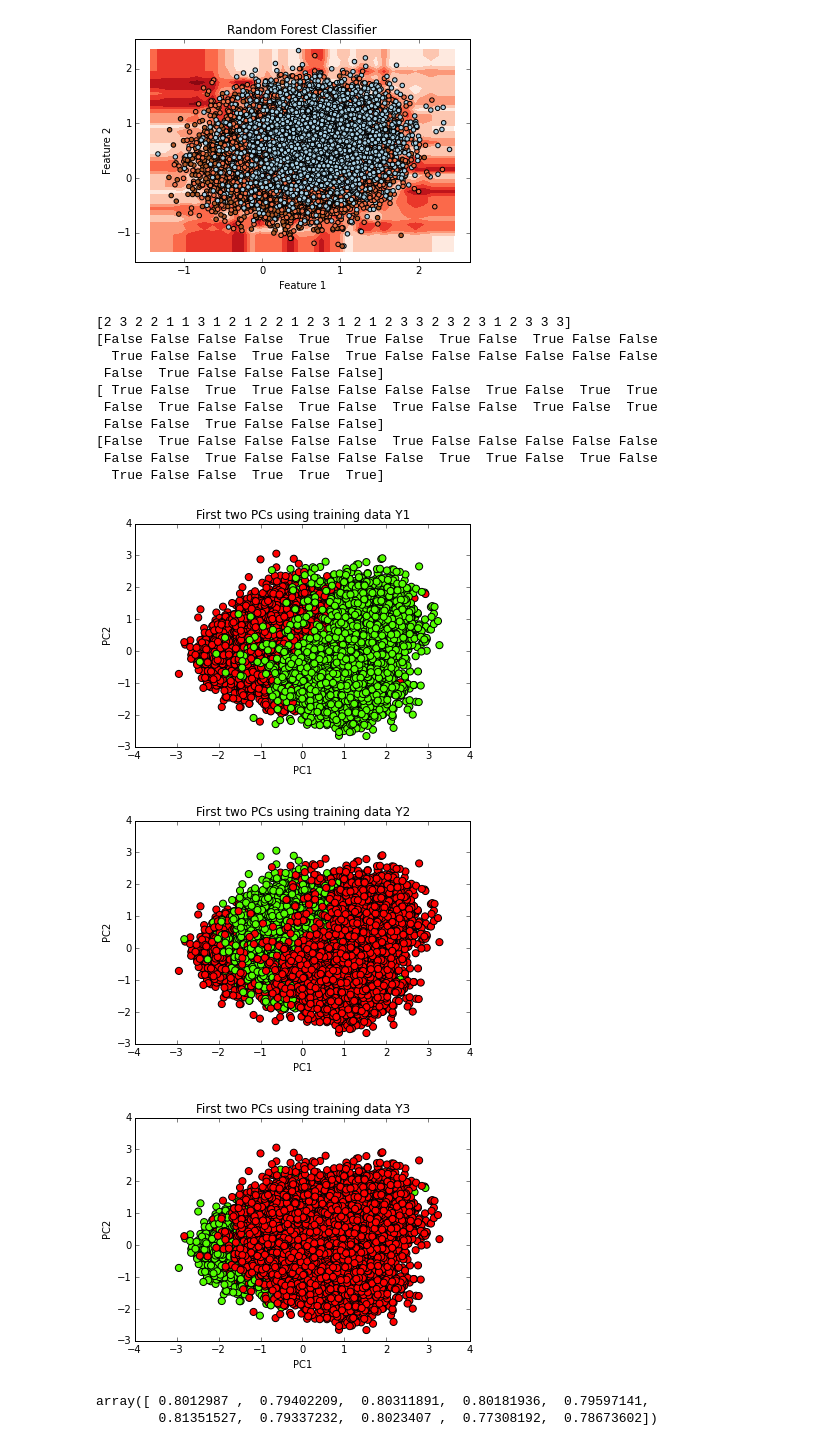
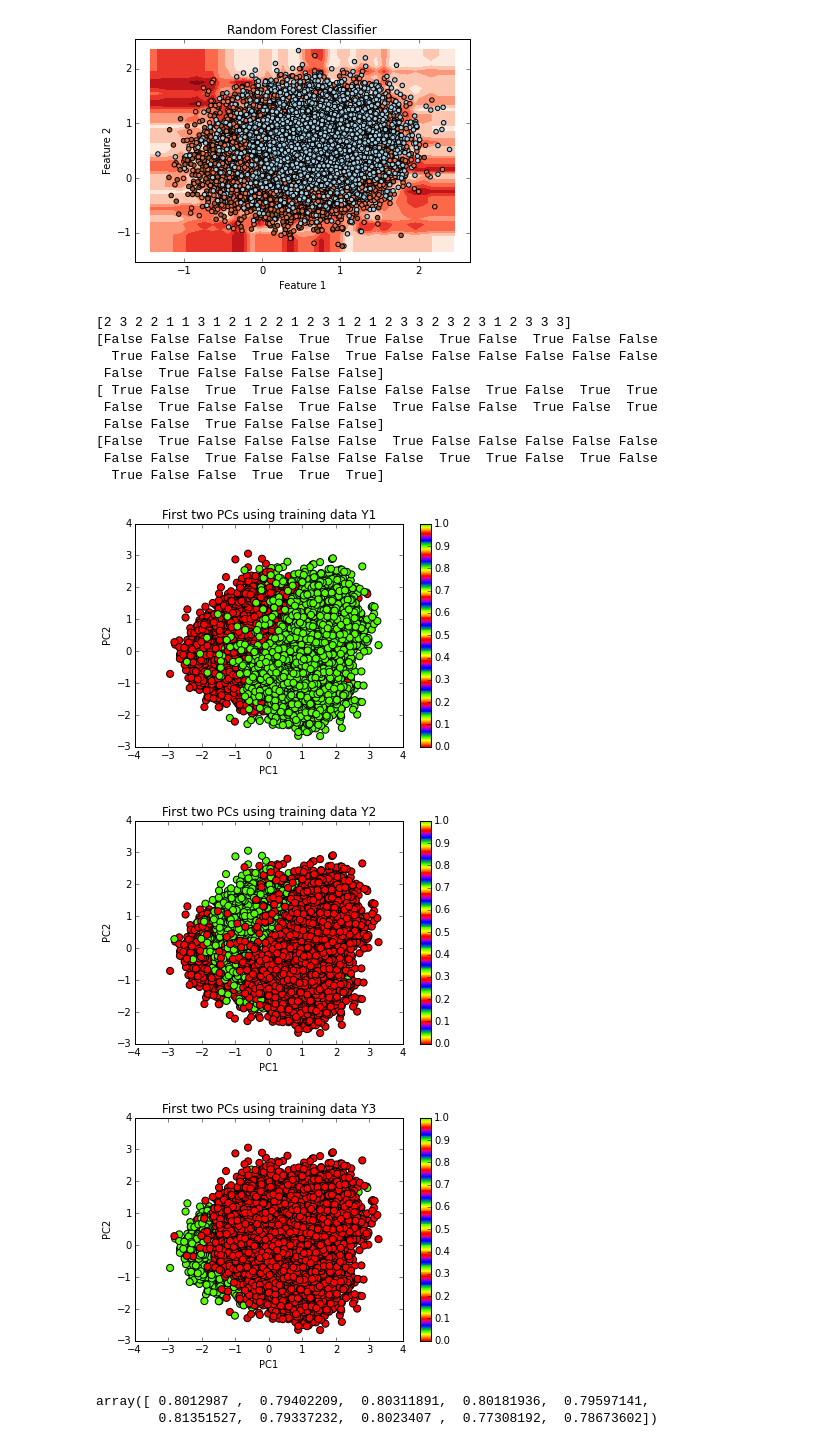
Before and after one commit to bin09122015/HW5, a Jupyter notebook: Visualization-v2.ipynb, the cells around one changed output. Cells and saved outputs as stored; diff of their text form; code cells hidden in the pictures.

```diff
--- a/Visualization-v2.ipynb
+++ b/Visualization-v2.ipynb
@@ -14,7 +14,7 @@ trainX.drop(trainX.columns[len(trainX.columns)-1], axis = 1, inplace = True)
 trainY = pd.read_csv("trainingTruth.txt", header = None, names = ['Y'])
 df = trainX.join(trainY)
 # relax the limit a bit, since the cross_val_score is dropping with 1
-index = df.isnull().sum(axis=1) <= 2
+index = df.isnull().sum(axis=1) == 0
 df = df[index]
 df.fillna(df.median(), inplace = True)
 # Is it better to delete the rows with NA in the training? Fill in median could mislead the classifier.
@@ -142,36 +143,39 @@ print (Y2[:30])
 print (Y3[:30])
 
 plt.scatter(X_2d[:,0], X_2d[:,1], c=Y1, s = 50, cmap=plt.cm.prism)
 plt.xlabel('PC1')
 plt.ylabel('PC2')
 plt.title('First two PCs using training data Y1')
+plt.colorbar()
 plt.show()
 
 plt.scatter(X_2d[:,0], X_2d[:,1], c=Y2, s = 50, cmap=plt.cm.prism)
 plt.xlabel('PC1')
 plt.ylabel('PC2')
 plt.title('First two PCs using training data Y2')
+plt.colorbar()
 plt.show()
 
 plt.scatter(X_2d[:,0], X_2d[:,1], c=Y3, s = 50, cmap=plt.cm.prism)
 plt.xlabel('PC1')
 plt.ylabel('PC2')
 plt.title('First two PCs using training data Y3')
+plt.colorbar()
 plt.show()
 # %% [output]
 [2 3 2 2 1 1 3 1 2 1 2 2 1 2 3 1 2 1 2 3 3 2 3 2 3 1 2 3 3 3]
 [False False False False  True  True False  True False  True False False
   True False False  True False  True False False False False False False
  False  True False False False False]
 [ True False  True  True False False False False  True False  True  True
  False  True False False  True False  True False False  True False  True
  False False  True False False False]
 [False  True False False False False  True False False False False False
  False False  True False False False False  True  True False  True False
   True False False  True  True  True]
-[figure, old version]
+[figure, new version]
-[figure, old version]
+[figure, new version]
-[figure, old version]
+[figure, new version]
 # %%
 clf = DecisionTreeClassifier(max_depth=3).fit(X, Y1)
 
```
Also changed, not shown: parts of 2 cells of this notebook, 2 other files.
